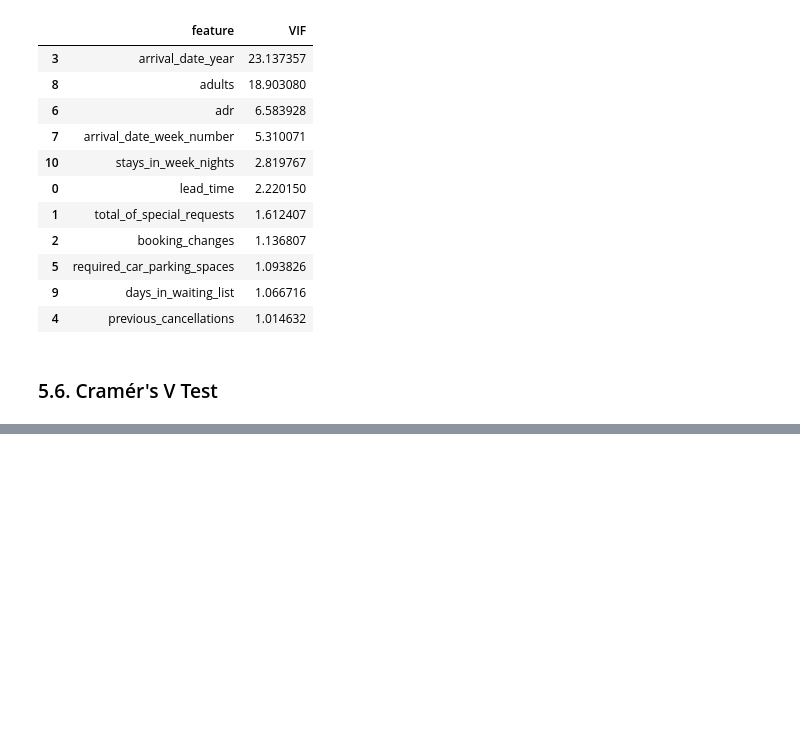
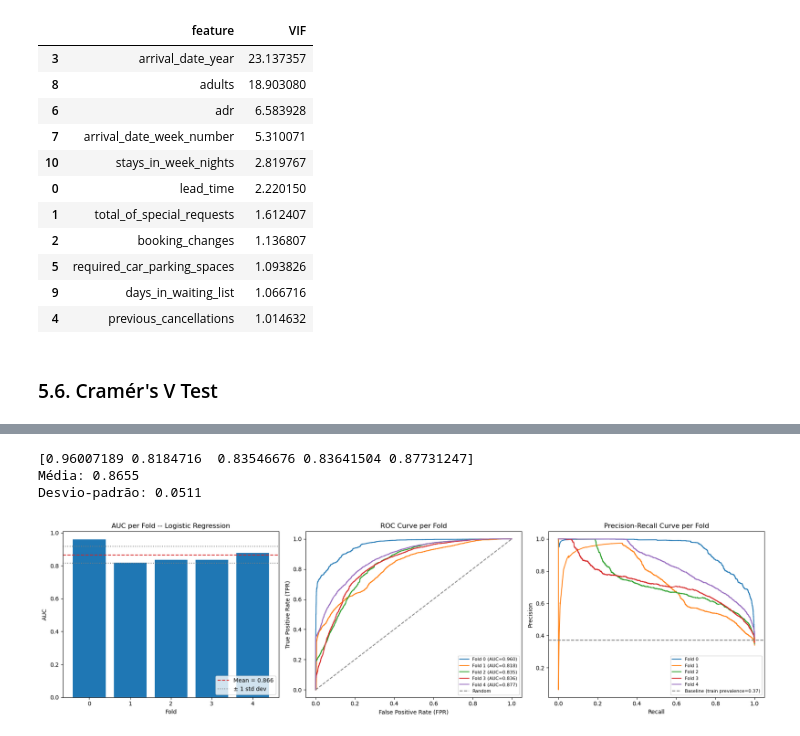
Before and after one commit to bruno-lima98/portfolio-hotel-cancellation-prediction, a Jupyter notebook: main.ipynb, the cells around one changed output, grey strips where cells are left out. Cells and saved outputs as stored; diff of their text form; code cells hidden in the pictures; blank space fills up the shorter version.

```diff
--- a/main.ipynb
+++ b/main.ipynb
@@ -1397,0 +1438,10 @@ tabela_cramer
+# %%
+preprocessador_logreg = ColumnTransformer(transformers=[
+    ("num", StandardScaler(), numerical_columns_final),
+    ("cat", OneHotEncoder(min_frequency=0.01, handle_unknown="infrequent_if_exist"), categorical_columns_final),
+])
+
+pipeline_logreg = Pipeline(steps=[
+    ("preprocessamento", preprocessador_logreg),
+    ("modelo", LogisticRegression(max_iter=1000, random_state=42)),
+])
@@ -1397,0 +1468,10 @@ tabela_cramer
+# %%
+for fold, (train_idx, val_idx) in enumerate(tscv.split(X_train)):
+    val_dates = df_train.loc[val_idx, "booking_date"]
+    subset = X_train.loc[val_idx]
+
+    print(f"Fold {fold}: validação de {val_dates.min().date()} até {val_dates.max().date()}")
+    print(f"  % non_refund (deposit_type): {(subset['deposit_type'] == 'non_refund').mean():.3f}")
+    print(f"  % previous_cancellations==1: {(subset['previous_cancellations'] == 1).mean():.3f}")
+    print(f"  % waiting_list>0: {(subset['days_in_waiting_list'] > 0).mean():.3f}")
+    print()
@@ -1397,0 +1496,59 @@ tabela_cramer
+# %%
+print(resultados_logreg["test_roc_auc"])
+print(f"Média: {resultados_logreg['test_roc_auc'].mean():.4f}")
+print(f"Desvio-padrão: {resultados_logreg['test_roc_auc'].std():.4f}")
+# %% [output]
+[0.96007189 0.8184716  0.83546676 0.83641504 0.87731247]
+Média: 0.8655
+Desvio-padrão: 0.0511
+# %%
+from sklearn.metrics import roc_curve, precision_recall_curve, auc
+
+fig, axes = plt.subplots(1, 3, figsize=(18, 5))
+
+# --- Chart 1: AUC per fold, with mean and std deviation ---
+aucs_por_fold = resultados_logreg["test_roc_auc"]
+media_auc = aucs_por_fold.mean()
+desvio_auc = aucs_por_fold.std()
+
+axes[0].bar(range(len(aucs_por_fold)), aucs_por_fold, color="tab:blue")
+axes[0].axhline(media_auc, color="tab:red", linestyle="--", label=f"Mean = {media_auc:.3f}")
+axes[0].axhline(media_auc - desvio_auc, color="gray", linestyle=":", label="± 1 std dev")
+axes[0].axhline(media_auc + desvio_auc, color="gray", linestyle=":")
+axes[0].set_xlabel("Fold")
+axes[0].set_ylabel("AUC")
+axes[0].set_title("AUC per Fold -- Logistic Regression")
+axes[0].set_xticks(range(len(aucs_por_fold)))
+axes[0].legend(loc="lower right")
+
+# --- Collecting predictions fold by fold, for ROC and PR curves ---
+for fold, (train_idx, val_idx) in enumerate(tscv.split(X_train)):
+    X_tr, X_val = X_train.iloc[train_idx], X_train.iloc[val_idx]
+    y_tr, y_val = y_train.iloc[train_idx], y_train.iloc[val_idx]
+
+    pipeline_logreg.fit(X_tr, y_tr)
+    probs = pipeline_logreg.predict_proba(X_val)[:, 1]
+
+    fpr, tpr, _ = roc_curve(y_val, probs)
+    axes[1].plot(fpr, tpr, label=f"Fold {fold} (AUC={auc(fpr, tpr):.3f})")
+
+    precision, recall, _ = precision_recall_curve(y_val, probs)
+    axes[2].plot(recall, precision, label=f"Fold {fold}")
+
+axes[1].plot([0, 1], [0, 1], color="gray", linestyle="--", label="Random")
+axes[1].set_xlabel("False Positive Rate (FPR)")
+axes[1].set_ylabel("True Positive Rate (TPR)")
+axes[1].set_title("ROC Curve per Fold")
+axes[1].legend(fontsize=8, loc="lower right")
+
+axes[2].axhline(y_train.mean(), color="gray", linestyle="--", label=f"Baseline (train prevalence={y_train.mean():.2f})")
+axes[2].set_xlabel("Recall")
+axes[2].set_ylabel("Precision")
+axes[2].set_title("Precision-Recall Curve per Fold")
+axes[2].legend(fontsize=8, loc="lower right")
+
+plt.tight_layout()
+plt.savefig("images/section_07_graph_01_baseline_model_metrics.jpeg", dpi=300, bbox_inches="tight")
+plt.show()
+# %% [output]
+[figure, added]
```
Also changed, not shown: parts of 10 cells of this notebook, 2 other files.
